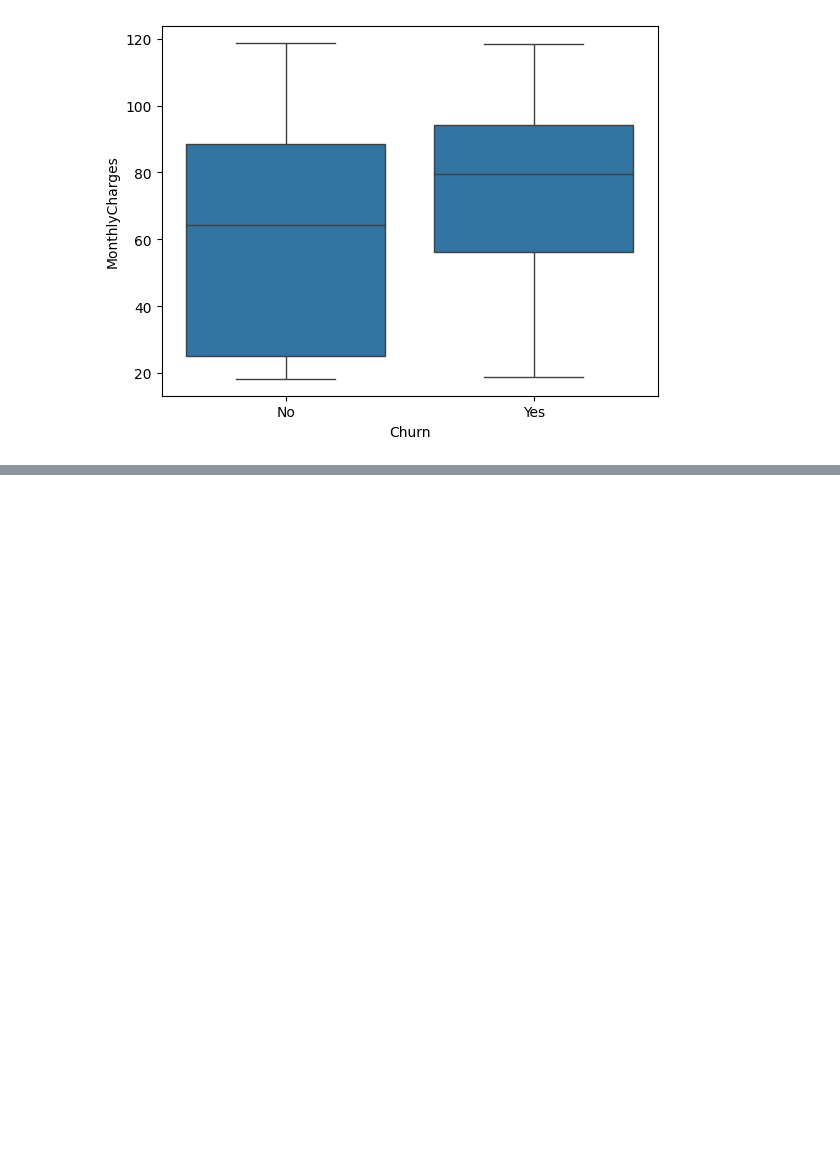
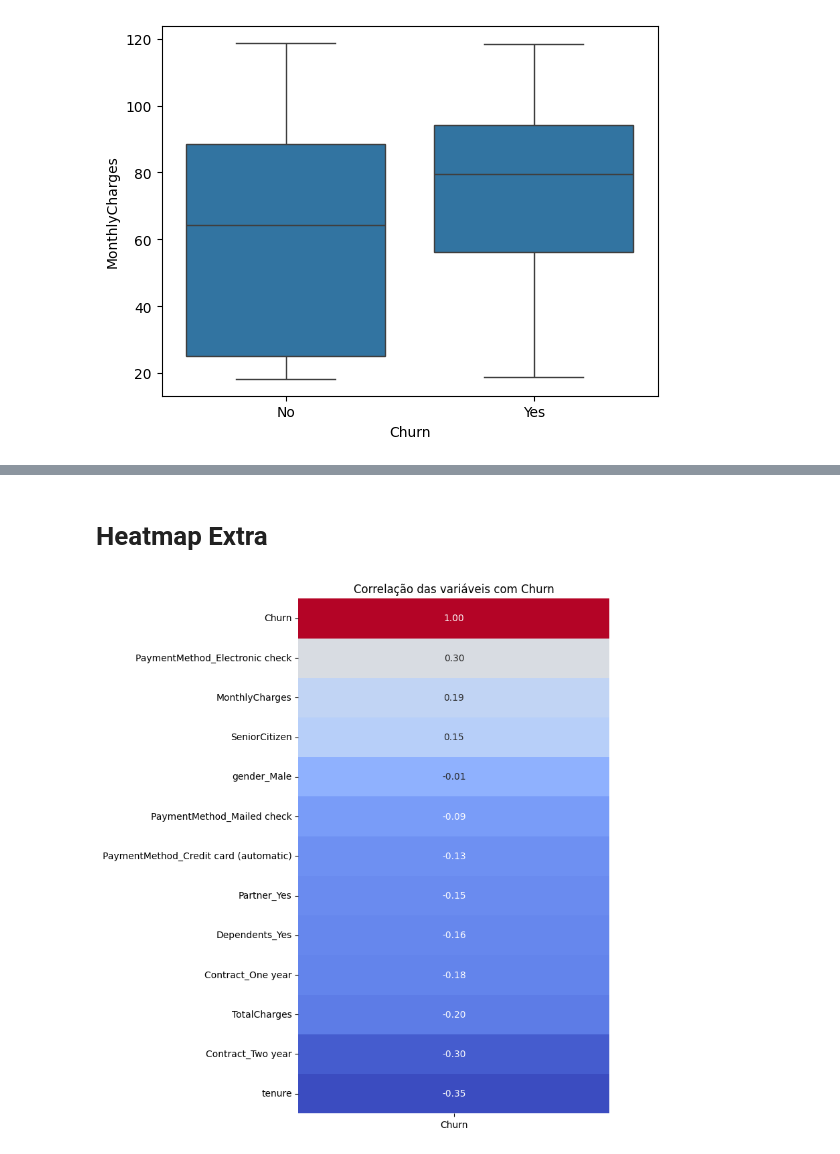
Before and after one commit to manseiracredit/Aula-7, a Jupyter notebook: Aula7_Telco_Customer_Churn.ipynb, the cells around one changed output, grey strips where cells are left out. Saved outputs shown, nothing was run; the diff lists cells and outputs as text; code cells hidden in the pictures; blank space fills up the shorter version.

```diff
--- a/Aula7_Telco_Customer_Churn.ipynb
+++ b/Aula7_Telco_Customer_Churn.ipynb
@@ -147,0 +238,30 @@ sns.boxplot(x='Churn', y='MonthlyCharges', data=df)
+# %% [markdown]
+# Heatmap Extra
+# %%
+import pandas as pd
+import seaborn as sns
+import matplotlib.pyplot as plt
+
+df2 = df.copy()
+
+df2["Churn_num"] = df2["Churn"].map({"No": 0, "Yes": 1})
+
+cols_insights = [
+    "gender", "SeniorCitizen", "Partner", "Dependents",
+    "Contract", "PaymentMethod", "tenure", "MonthlyCharges", "TotalCharges"
+]
+
+df_dummies = pd.get_dummies(df2[cols_insights], drop_first=True)
+
+df_dummies["Churn"] = df2["Churn_num"]
+
+corr = df_dummies.corr()
+
+churn_corr = corr[["Churn"]].sort_values(by="Churn", ascending=False)
+
+plt.figure(figsize=(6,10))
+sns.heatmap(churn_corr, annot=True, cmap="coolwarm", fmt=".2f", cbar=False)
+plt.title("Correlação das variáveis com Churn")
+plt.show()
+# %% [output]
+[figure, added]
```
Also changed, not shown: parts of 12 cells of this notebook, 1 other file.
